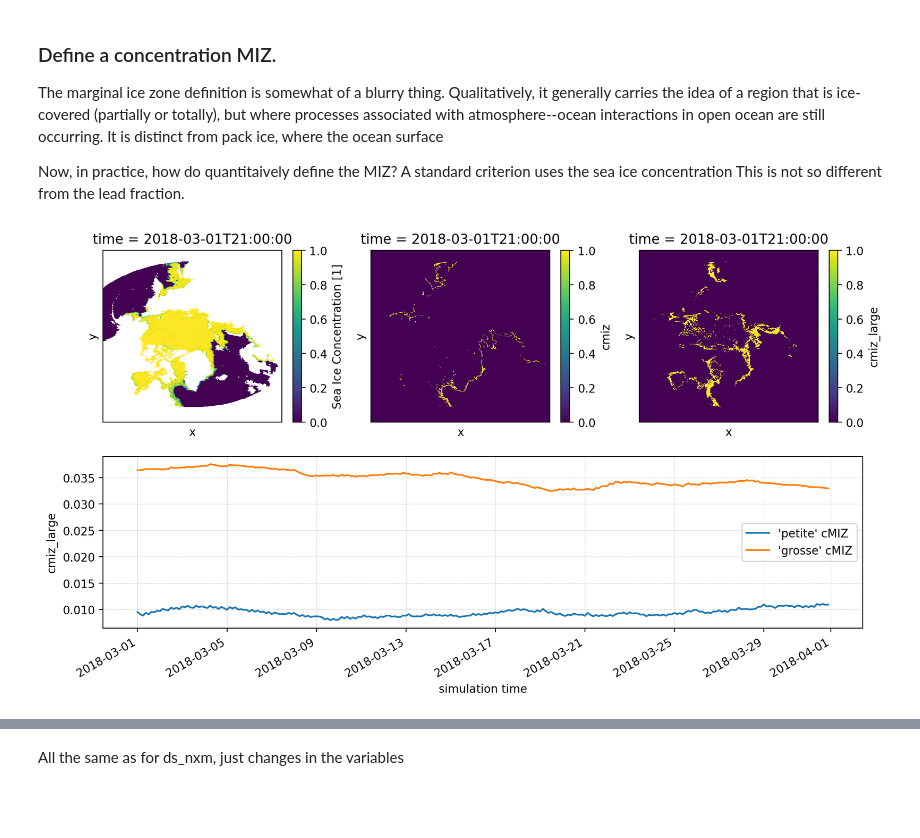
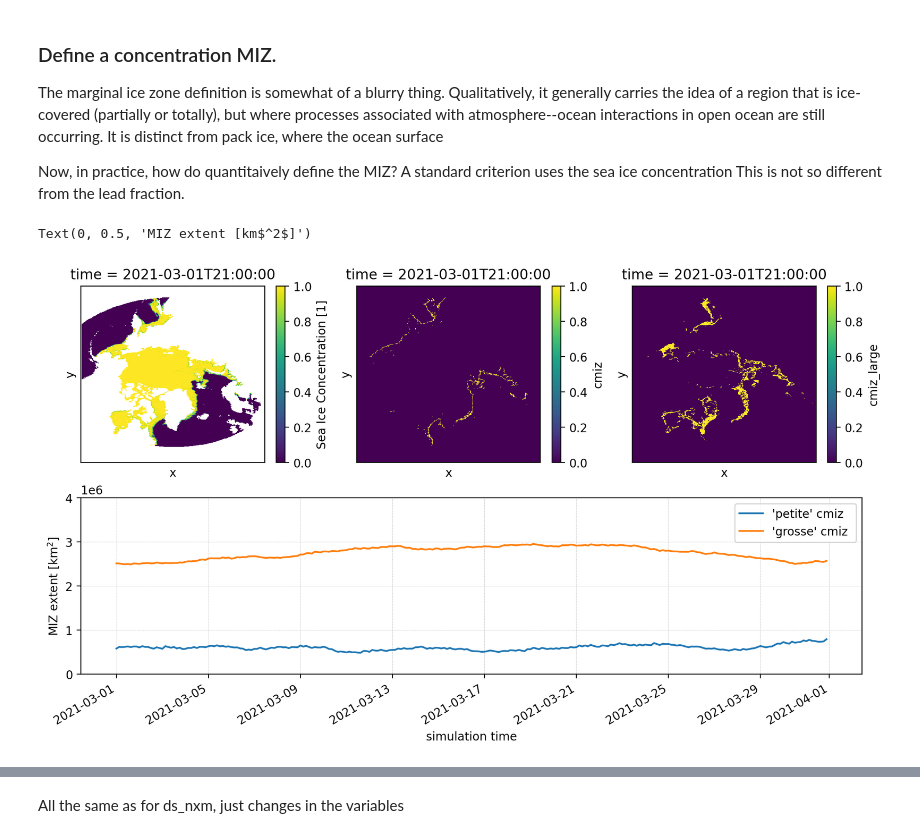
Before and after one commit to sasip-climate/notebooks-nextsim-workshop2025, a Jupyter notebook: tutorial_ww3-nextsim.ipynb, the cells around one changed output, grey strips where cells are left out. Drawn from its saved outputs; the diff is of its cells as text; code cells hidden in the pictures; blank space fills up the shorter version.

```diff
--- a/tutorial_ww3-nextsim.ipynb
+++ b/tutorial_ww3-nextsim.ipynb
@@ -38,7 +83,7 @@ ww3_file_format      = f"{path_ww3_outputs}/%Y/ww3.%Y%m_*.nc" ### One file per v
 ## Reading into neXtSIM outputs
 # %%
 ### Pick your favourite year/month (among what is available)
-date = datetime(2018,3,1) ##--> I was told I had 3 months to write my PhD manuscript that I had not started yet, great month!
+date = datetime(2021,3,1)
 
 ### The name of the corresponding file
 nextsim_file = date.strftime(nextsim_file_format)
@@ -47,4 +92,8 @@ print(f"\nWe are looking for {nextsim_file}.\n\n\n")
 ### We could check whether it exists first, but the error in open_dataset would tell us if this is not the case anyway.
 ds_nxm = xr.open_dataset(nextsim_file)
 print(ds_nxm)
+
+grid_area=compute_area(ds_nxm["longitude"],ds_nxm["latitude"]) / 1e6 #converting to km2
+# Ensure grid_area is an xarray DataArray with matching dimensions
+grid_area_da = xr.DataArray(grid_area, coords={"y": ds_nxm.y, "x": ds_nxm.x}, dims=("y", "x"))
 # %% [output]
@@ -132,28 +183,37 @@ Now, in practice, how do quantitaively define the MIZ? A standard criterion uses
 # %%
 #####
 ds_nxm["cmiz"]=xr.where( (ds_nxm['sic']<.8) & (ds_nxm['sic']>=.15),1,0)
 ds_nxm["cmiz_large"]=xr.where( (ds_nxm['sic_consolidated']<.8) & (ds_nxm['sic_consolidated']>=.15),1,0)
 
 tt = 7 #time index
 fig=plt.figure(figsize=(12,6),dpi=200)
 
 ax=fig.add_subplot(231)
 ds_nxm["sic"].isel(time=tt).plot()
 format_map()
 
 ax=fig.add_subplot(232)
 ds_nxm["cmiz"].isel(time=tt).plot()
 format_map()
 
 ax=fig.add_subplot(233)
 ds_nxm["cmiz_large"].isel(time=tt).plot()
 format_map()
 
 
+###
 ax=fig.add_subplot(212)
-ds_nxm["cmiz"].mean(dim=("x","y")).plot(label="'petite' cMIZ")
-ds_nxm["cmiz_large"].mean(dim=("x","y")).plot(label="'grosse' cMIZ")
+
+# Area-weighted sum of cmiz-es
+cmiz_area_sum = (ds_nxm["cmiz"] * grid_area_da).sum(dim=("x", "y"))
+cmiz_area_sum.plot(ax=ax, label="'petite' cmiz ")
+
+cmiz_large_area_sum = (ds_nxm["cmiz_large"] * grid_area_da).sum(dim=("x", "y"))
+cmiz_large_area_sum.plot(ax=ax, label="'grosse' cmiz ")
 
 format_timeseries()
+plt.ylim([0,4e6])
+plt.ylabel(r"MIZ extent [km$^2$]")
 # %% [output]
+Text(0, 0.5, 'MIZ extent [km$^2$]')
-[figure, old version]
+[figure, new version]
```
Also changed, not shown: parts of 12 cells of this notebook.
